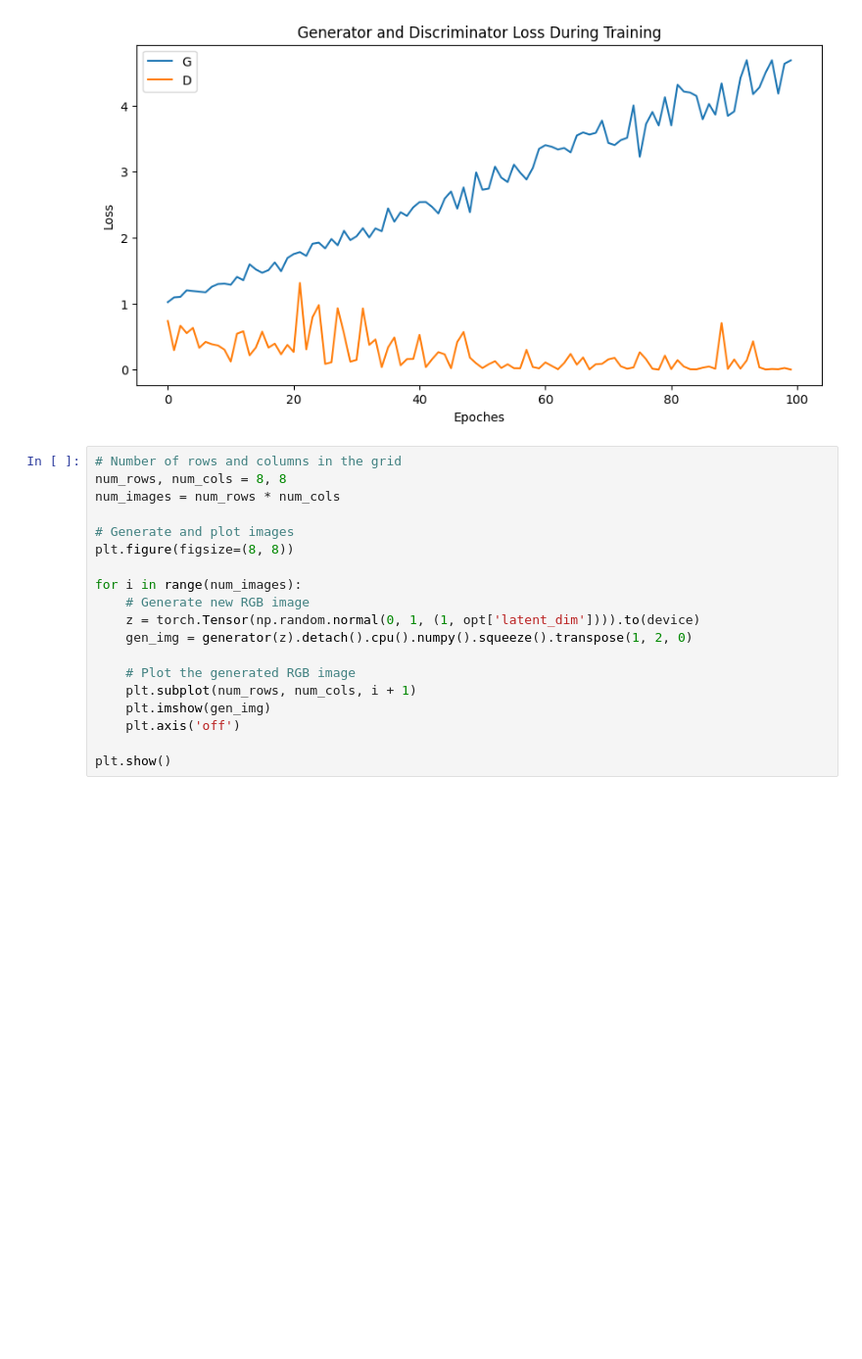
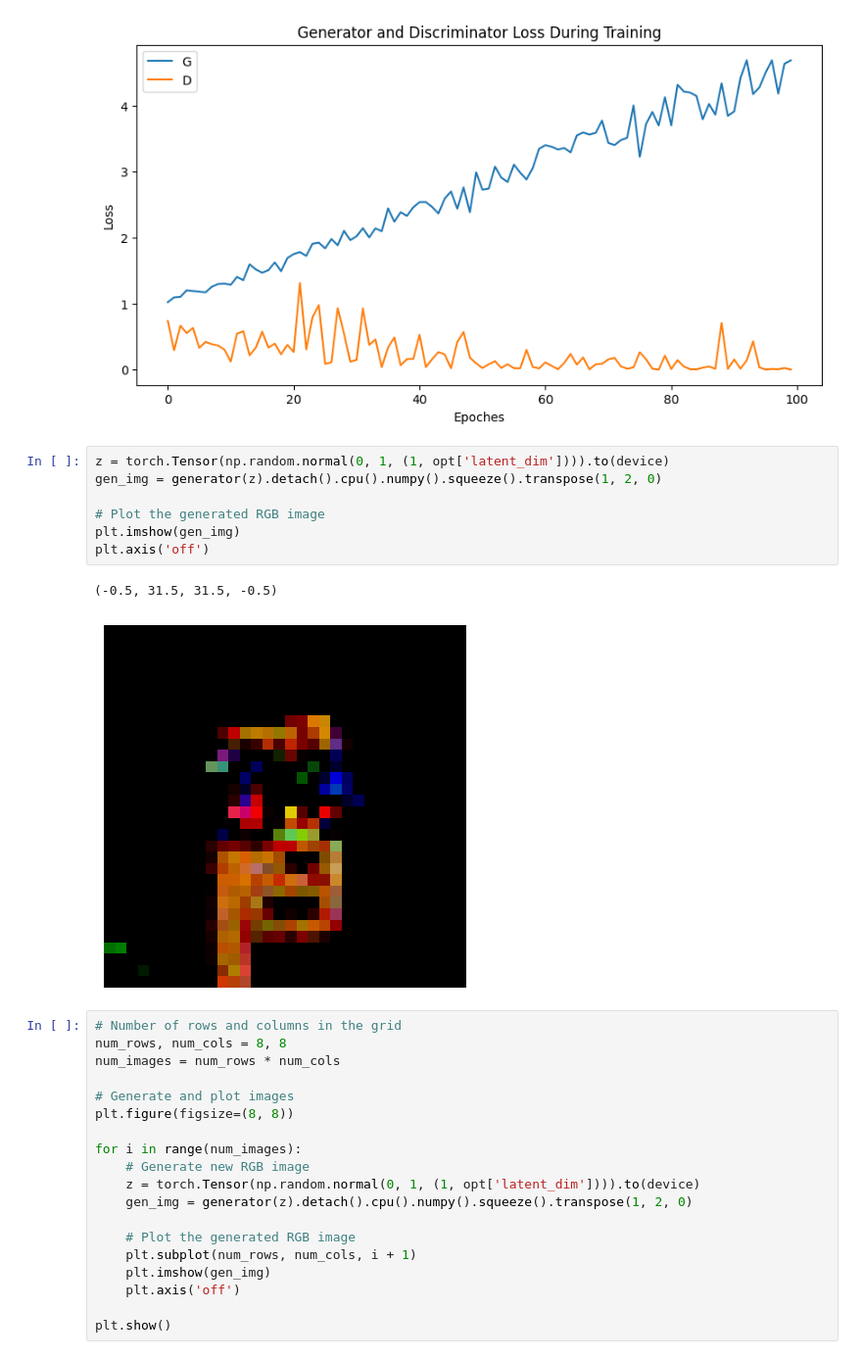
Before and after one commit to SHIYUYAN7/Final-Project-GAN-experiment, a Jupyter notebook: dcgan-100epoches-Generator(Conv-Upsample).ipynb, the cells around one changed output. Shown at 98% size. Saved outputs shown, nothing was run; the diff lists cells and outputs as text; blank space fills up the shorter version.

Commit message:
Add single image

```diff
--- a/dcgan-100epoches-Generator(Conv-Upsample).ipynb
+++ b/dcgan-100epoches-Generator(Conv-Upsample).ipynb
@@ -269,6 +269,16 @@ plt.legend()
 plt.show()
 # %% [output]
 [figure]
+# %%
+z = torch.Tensor(np.random.normal(0, 1, (1, opt['latent_dim']))).to(device)
+gen_img = generator(z).detach().cpu().numpy().squeeze().transpose(1, 2, 0)
+
+# Plot the generated RGB image
+plt.imshow(gen_img)
+plt.axis('off')
+# %% [output]
+(-0.5, 31.5, 31.5, -0.5)
+[figure, added]
 # %%
 # Number of rows and columns in the grid
 num_rows, num_cols = 8, 8
```
